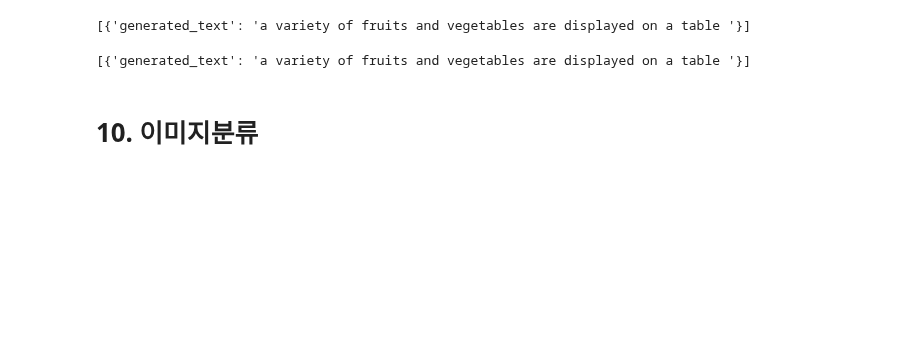
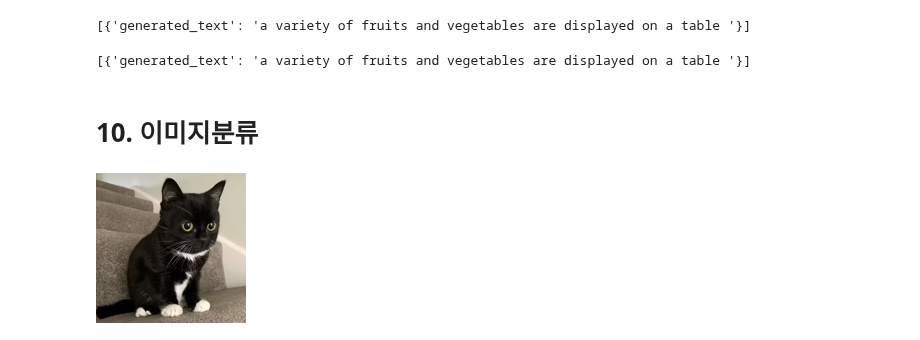
Before and after one commit to onizuka-38/ai_x, a Jupyter notebook: source/08_LLM/ch1_허깅페이스.ipynb, the cells around one changed output. Saved outputs shown, nothing was run; the diff lists cells and outputs as text; code cells hidden in the pictures; blank space fills up the shorter version.

```diff
--- a/source/08_LLM/ch1_허깅페이스.ipynb
+++ b/source/08_LLM/ch1_허깅페이스.ipynb
@@ -350,3 +350,8 @@ imagetotext(image, max_new_tokens=30)
 [{'generated_text': 'a variety of fruits and vegetables are displayed on a table '}]
 # %% [markdown]
 # 10. 이미지분류
+# %%
+image = Image.open('images/cat.jpg')
+image.resize((150,150))
+# %% [output]
+[figure, added]
```
Also changed, not shown: parts of 3 cells of this notebook.
